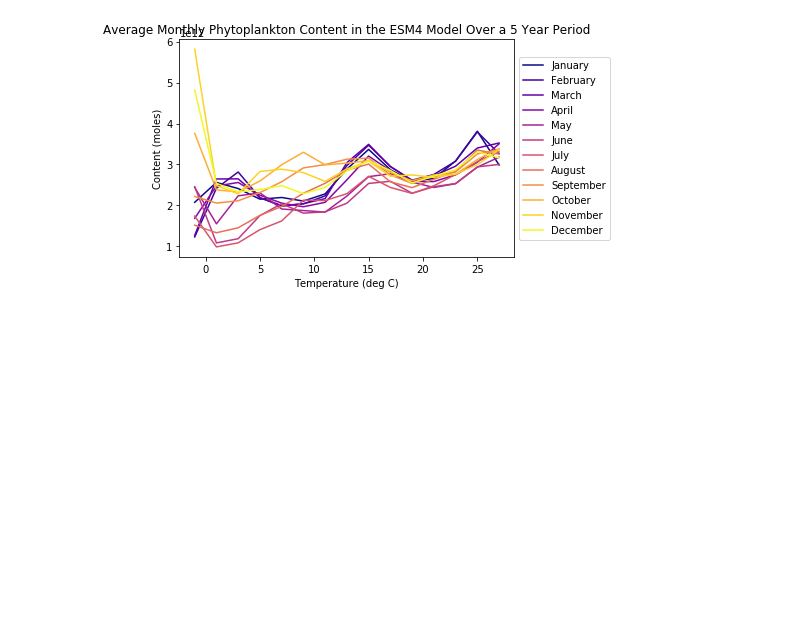
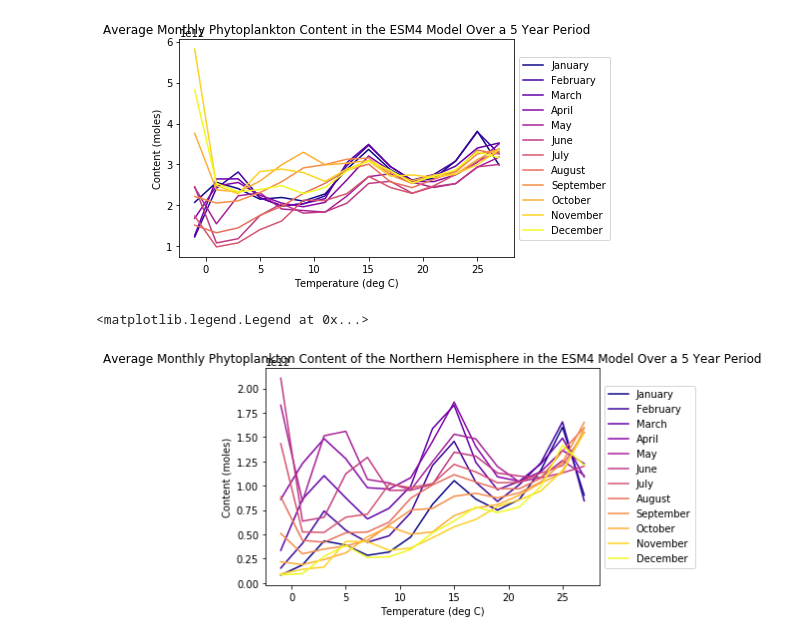
Before and after one commit to mlexaathews/wmt_bgc, a Jupyter notebook: phyto-vs-temp.ipynb, the cells around one changed output. Saved outputs shown, nothing was run; the diff lists cells and outputs as text; code cells hidden in the pictures; blank space fills up the shorter version.

Commit message:
Phytoplankton content split into hemispheres

```diff
--- a/phyto-vs-temp.ipynb
+++ b/phyto-vs-temp.ipynb
@@ -175,3 +171,25 @@ plt.legend(loc = 'center left', bbox_to_anchor=(1, 0.5))
 # %% [output]
 <matplotlib.legend.Legend at 0x...>
 [figure]
+# %%
+## Let's break up the graph above into hemispheres!
+## This will be the Northern Hemisphere
+
+labels = ["January", "February", "March", "April", "May", "June", "July", "August", "September", "October", "November", "December"]
+colors = cm.get_cmap('plasma',12).colors
+
+for t in range(12):
+    pV_in_theta = ds.pV_av.isel(time=t,yh=range(288,576)).groupby_bins('thetao',theta_bins)
+
+    p_vmean = pV_in_theta.sum(xr.ALL_DIMS)
+
+
+    p_vmean.plot(label=labels[t], color=colors[t,:])
+
+plt.title('Average Monthly Phytoplankton Content of the Northern Hemisphere in the ESM4 Model Over a 5 Year Period')
+plt.xlabel('Temperature (deg C)')
+plt.ylabel('Content (moles)')
+plt.legend(loc = 'center left', bbox_to_anchor=(1, 0.5))
+# %% [output]
+<matplotlib.legend.Legend at 0x...>
+[figure, added]
```
Also changed, not shown: parts of 6 cells of this notebook.
